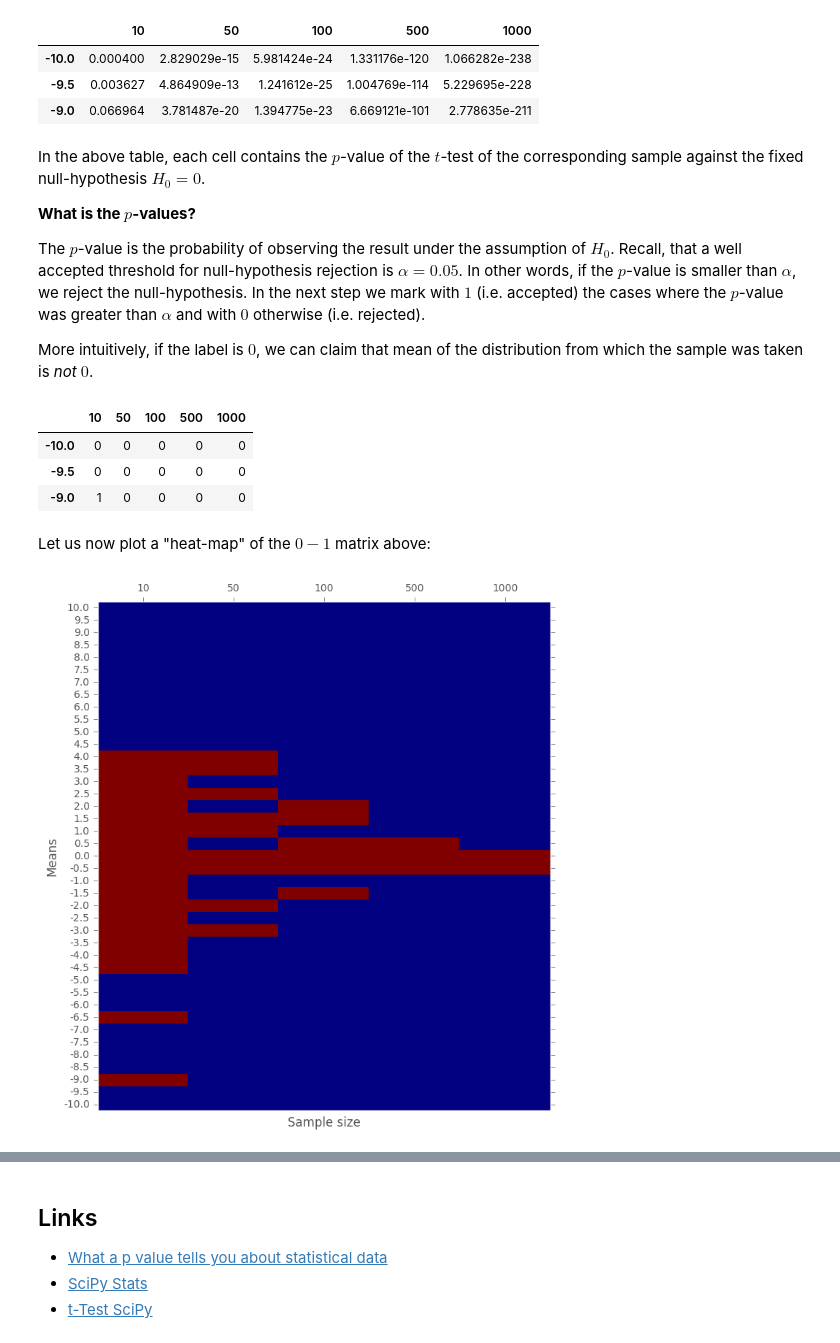
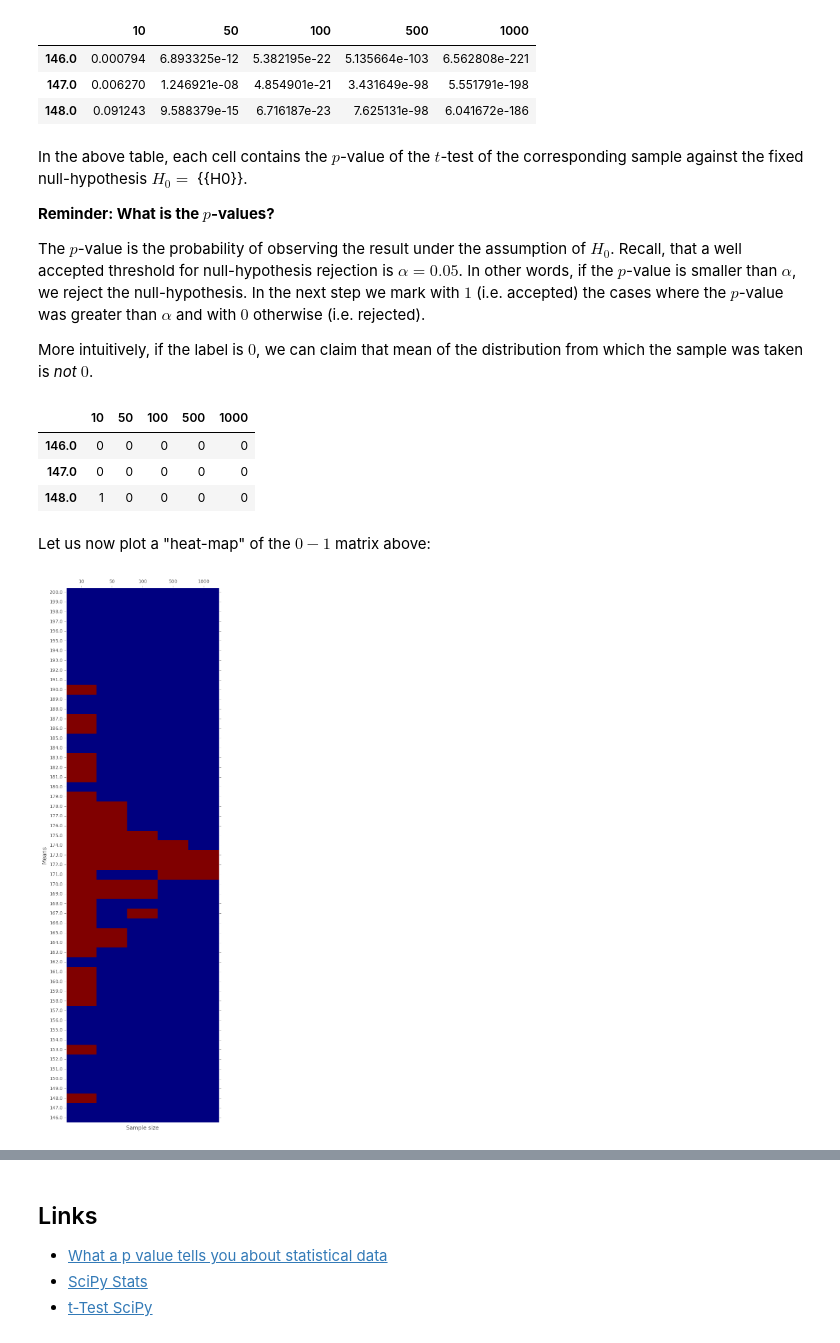
Before and after one commit to drorata/drorata.github.io, a Jupyter notebook: content/notebooks/Hypothesis-testing.ipynb, the cells around one changed output, grey strips where cells are left out. Saved outputs shown, nothing was run; the diff lists cells and outputs as text; code cells hidden in the pictures.

```diff
--- a/content/notebooks/Hypothesis-testing.ipynb
+++ b/content/notebooks/Hypothesis-testing.ipynb
@@ -30 +38,7 @@ In the following, we will simplify the example, and consider numbers obtained fr
+# %%
+dx = 1.
+means = np.arange(146,200+dx,dx)
+sizes = [10, 50, 100, 500, 1000]
+STD=20
+H0=172
 # %% [markdown]
@@ -35,5 +49,0 @@ We start with a fixed STD for the distribution and varying means:
-# %%
-dx = 0.5
-means = np.arange(-10,10+dx,dx)
-sizes = [10, 50, 100, 500, 1000]
-STD=7
@@ -72,15 +82,15 @@ Next, we will iterate over all the samples, and run a $t$-test against a fixed $
 # %%
-p_vals = samples.applymap(lambda x: stats.ttest_1samp(x, 0)[1])
-p_vals[:-9]
+p_vals = samples.applymap(lambda x: stats.ttest_1samp(x, H0)[1])
+p_vals.loc[:148]
 # %% [output]
 |  | 10 | 50 | 100 | 500 | 1000 |
-| -10.0 | 0.000400 | 2.829029e-15 | 5.981424e-24 | 1.331176e-120 | 1.066282e-238 |
-| -9.5 | 0.003627 | 4.864909e-13 | 1.241612e-25 | 1.004769e-114 | 5.229695e-228 |
-| -9.0 | 0.066964 | 3.781487e-20 | 1.394775e-23 | 6.669121e-101 | 2.778635e-211 |
+| 146.0 | 0.000794 | 6.893325e-12 | 5.382195e-22 | 5.135664e-103 | 6.562808e-221 |
+| 147.0 | 0.006270 | 1.246921e-08 | 4.854901e-21 | 3.431649e-98 | 5.551791e-198 |
+| 148.0 | 0.091243 | 9.588379e-15 | 6.716187e-23 | 7.625131e-98 | 6.041672e-186 |
 # %% [markdown]
-In the above table, each cell contains the $p$-value of the $t$-test of the corresponding sample against the fixed null-hypothesis $H_0 = 0$.
+In the above table, each cell contains the $p$-value of the $t$-test of the corresponding sample against the fixed null-hypothesis $H_0 =$ {{H0}}.
 
-**What is the $p$-values?**
+**Reminder: What is the $p$-values?**
 
 The $p$-value is the probability of observing the result under the assumption of $H_0$.
 Recall, that a well accepted threshold for null-hypothesis rejection is $\alpha = 0.05$.
@@ -90,32 +100,32 @@ In the next step we mark with $1$ (i.e. accepted) the cases where the $p$-value
 More intuitively, if the label is $0$, we can claim that mean of the distribution from which the sample was taken is *not* $0$.
 # %%
 accepted = p_vals.applymap(lambda p_val: 0 if p_val < 0.05 else 1)
-accepted[:-9]
+accepted.loc[:148]
 # %% [output]
 |  | 10 | 50 | 100 | 500 | 1000 |
-| -10.0 | 0 | 0 | 0 | 0 | 0 |
-| -9.5 | 0 | 0 | 0 | 0 | 0 |
-| -9.0 | 1 | 0 | 0 | 0 | 0 |
+| 146.0 | 0 | 0 | 0 | 0 | 0 |
+| 147.0 | 0 | 0 | 0 | 0 | 0 |
+| 148.0 | 1 | 0 | 0 | 0 | 0 |
 # %% [markdown]
 Let us now plot a "heat-map" of the $0-1$ matrix above:
 # %%
 fig, ax = plt.subplots()
 heatmap = ax.pcolormesh(accepted)
 
 fig = plt.gcf()
-fig.set_size_inches(8, 9)
+fig.set_size_inches(6, 21)
 
 plt.ylim(0,len(accepted.index))
 ax.xaxis.tick_top()
 ax.set_yticks(np.arange(len(accepted.index)) + 0.5, minor=False)
 ax.set_yticklabels(accepted.index, minor=False)
 ax.set_xticks(np.arange(len(accepted.columns)) + 0.5, minor=False)
 ax.set_xticklabels(accepted.columns, minor=False)
 plt.ylabel('Means')
 plt.xlabel('Sample size')
 ax.grid(True)
 # %% [output]
-[figure, old version]
+[figure, new version]
 # %% [markdown]
 In the above graph, every red cell corresponds to a $t$-test of a sample with given size obtained from a normal distribution with given mean.
 
```
Also changed, not shown: parts of 12 cells of this notebook.
